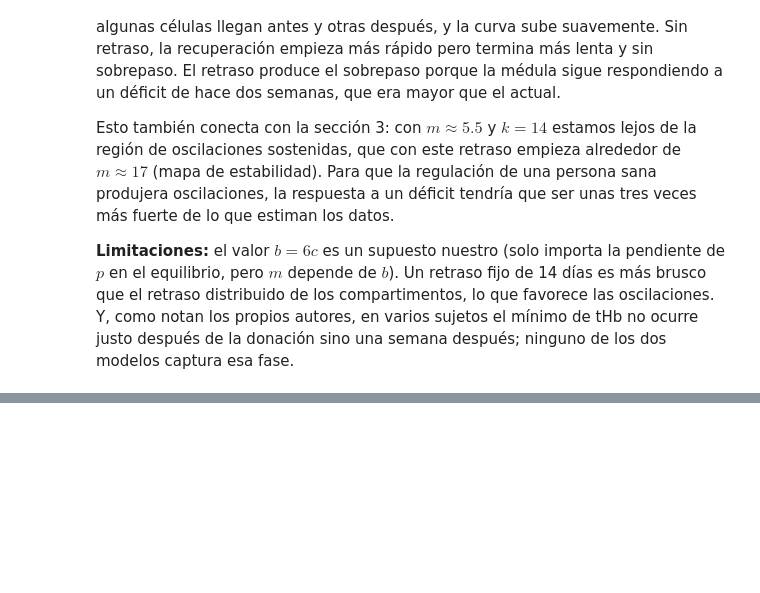
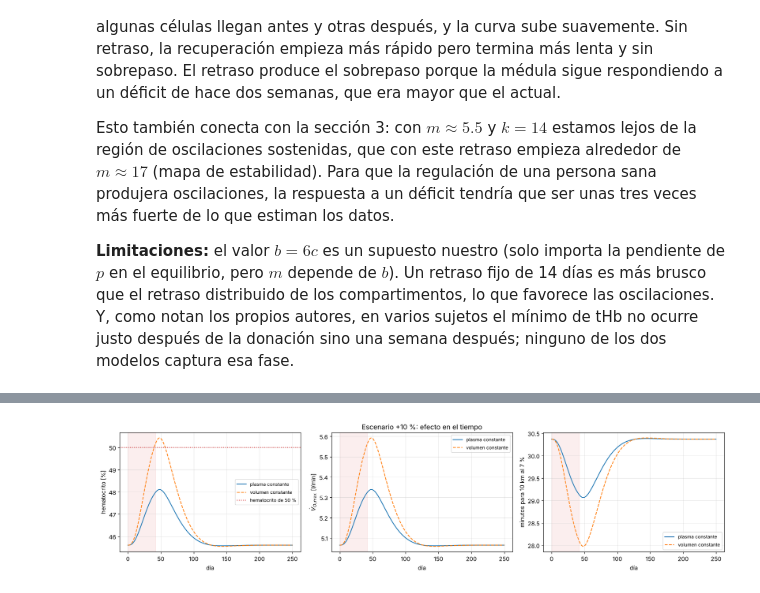
Before and after one commit to uncrayon/biologia-matematica, a Jupyter notebook: _notebooks/mp1-p2-globulos-rojos.ipynb, the cells around one changed output, grey strips where cells are left out. Drawn from its saved outputs; the diff is of its cells as text; code cells hidden in the pictures; blank space fills up the shorter version.

```diff
--- a/_notebooks/mp1-p2-globulos-rojos.ipynb
+++ b/_notebooks/mp1-p2-globulos-rojos.ipynb
@@ -563,0 +747,24 @@ Esto también conecta con la sección 3: con $m \approx 5.5$ y $k = 14$ estamos
+# %%
+# Todo junto en el tiempo: el escenario de +10 % de la sección 6.1, traducido a VO2max y a tiempo de subida.
+X = trayectorias[1.10]
+fig, axs = plt.subplots(1, 3, figsize=(17, 4.3))
+for caso, estilo in [("plasma constante", "-"), ("volumen constante", "--")]:
+    v = np.array([vo2max(m, caso) for m in X[2]])
+    hto = np.array([sangre(m, caso)[1] for m in X[2]])
+    tiempo = np.array([10_000 / velocidad_subida(potencia(FRACCION_30MIN * vv)) / 60 for vv in v])
+    axs[0].plot(dias, 100 * hto, estilo, label=caso)
+    axs[1].plot(dias, v, estilo, label=caso)
+    axs[2].plot(dias, tiempo, estilo, label=caso)
+axs[0].axhline(50, color="C3", ls=":", label="hematocrito de 50 %")
+axs[0].set_ylabel("hematocrito [%]")
+axs[1].set_ylabel(r"$\dot V_{O_2\max}$ [l/min]")
+axs[2].set_ylabel("minutos para 10 km al 7 %")
+for ax in axs:
+    ax.axvspan(T0, T1, color="C3", alpha=0.08)
+    ax.set_xlabel("día")
+    ax.legend(fontsize=9)
+axs[1].set_title("Escenario +10 %: efecto en el tiempo")
+plt.tight_layout()
+plt.show()
+# %% [output]
+[figure, added]
```
Also changed, not shown: parts of 7 cells of this notebook, 4 other files.
